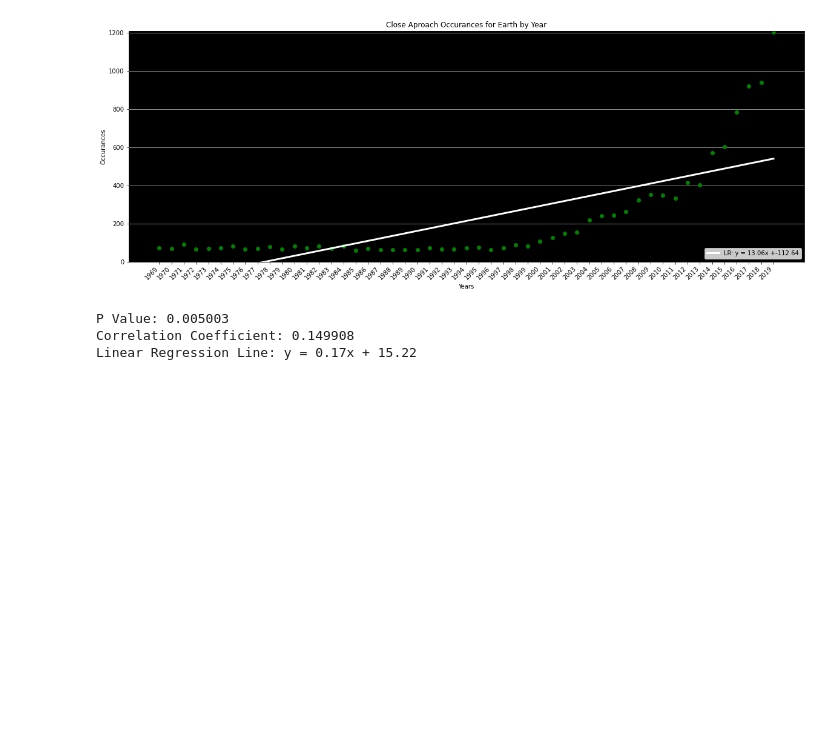
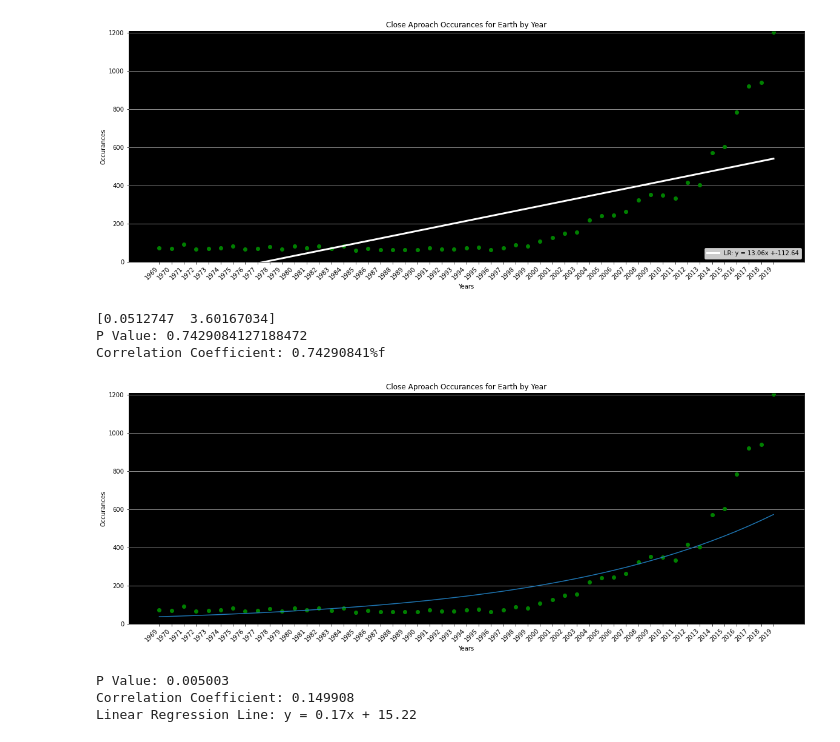
Before and after one commit to Efritch/asteroids_group_g, a Jupyter notebook: AsteroidsAmongstPlanets25Oct2020BS/GraphInfoBS25Oct2020.ipynb, the cells around one changed output. Saved outputs shown, nothing was run; the diff lists cells and outputs as text; code cells hidden in the pictures; blank space fills up the shorter version.

```diff
--- a/AsteroidsAmongstPlanets25Oct2020BS/GraphInfoBS25Oct2020.ipynb
+++ b/AsteroidsAmongstPlanets25Oct2020BS/GraphInfoBS25Oct2020.ipynb
@@ -211,6 +257,13 @@ P Value: 0.000000
 Correlation Coefficient: 0.551913
 Linear Regression Line: y = 13.06x + -112.64
 [figure]
+# %%
+PlanetOcc1(EarthLast50yr,'Close Aproach Occurances for Earth by Year','LogEarth50')
+# %% [output]
+[0.0512747  3.60167034]
+P Value: 0.7429084127188472
+Correlation Coefficient: 0.74290841%f
+[figure, added]
 # %%
 PlanetOcc(MarsLast50yr,'Close Aproach Occurances for Mars by Year','Mars50')
 # %% [output]
```
Also changed, not shown: parts of 3 cells of this notebook, 2 other files.
